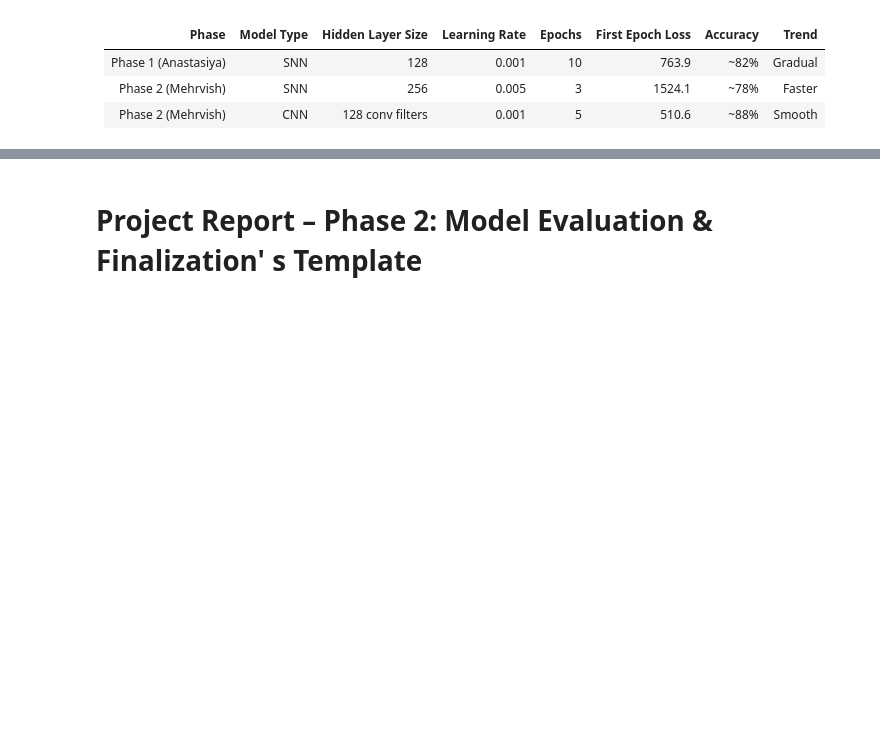
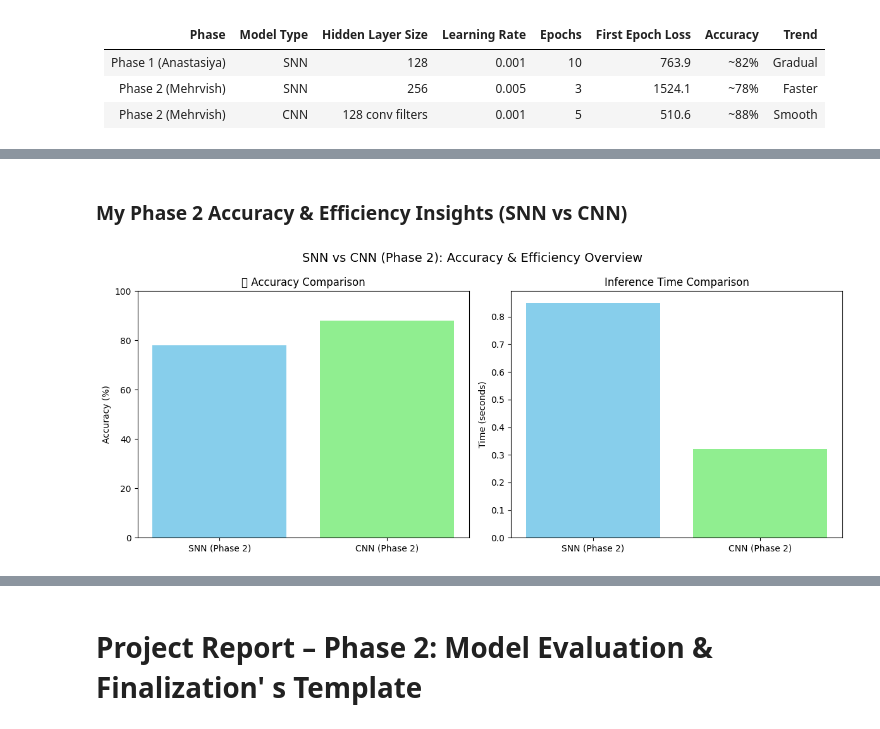
Before and after one commit to AnastasiyaKotelnikova/DS677-SNNs-PyTorch-GroupProject, a Jupyter notebook: notebooks/Spiking_Neural_Networks_Group_2.ipynb, the cells around one changed output, grey strips where cells are left out. Drawn from its saved outputs; the diff is of its cells as text; code cells hidden in the pictures; blank space fills up the shorter version.

```diff
--- a/notebooks/Spiking_Neural_Networks_Group_2.ipynb
+++ b/notebooks/Spiking_Neural_Networks_Group_2.ipynb
@@ -1184,0 +1214,29 @@ This direct comparison helped me understand where SNNs shine (event-driven, powe
+# %% [markdown]
+### My Phase 2 Accuracy & Efficiency Insights (SNN vs CNN)
+# %%
+import matplotlib.pyplot as plt
+
+# Accuracy and inference speed comparison data (example values from earlier analysis)
+models = ['SNN (Phase 2)', 'CNN (Phase 2)']
+accuracies = [78, 88]  # In percent
+inference_times = [0.85, 0.32]  # In seconds
+
+# Create subplots for side-by-side comparison
+fig, axs = plt.subplots(1, 2, figsize=(12, 5))
+
+# Accuracy Bar Chart
+axs[0].bar(models, accuracies, color=['skyblue', 'lightgreen'])
+axs[0].set_title('📈 Accuracy Comparison')
+axs[0].set_ylabel('Accuracy (%)')
+axs[0].set_ylim(0, 100)
+
+# Inference Time Bar Chart
+axs[1].bar(models, inference_times, color=['skyblue', 'lightgreen'])
+axs[1].set_title('Inference Time Comparison')
+axs[1].set_ylabel('Time (seconds)')
+
+plt.suptitle("SNN vs CNN (Phase 2): Accuracy & Efficiency Overview", fontsize=14)
+plt.tight_layout()
+plt.show()
+# %% [output]
+[figure, added]
```
Also changed, not shown: parts of 3 cells of this notebook.
